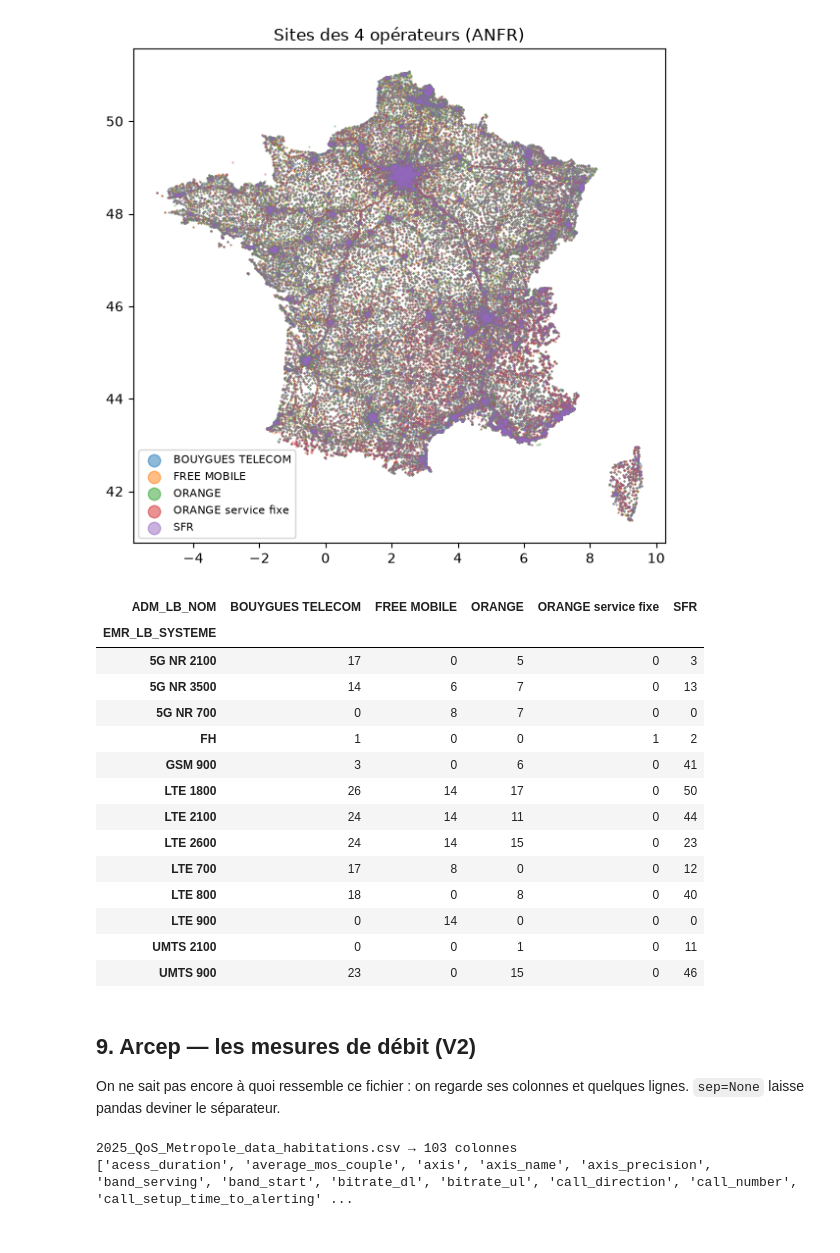
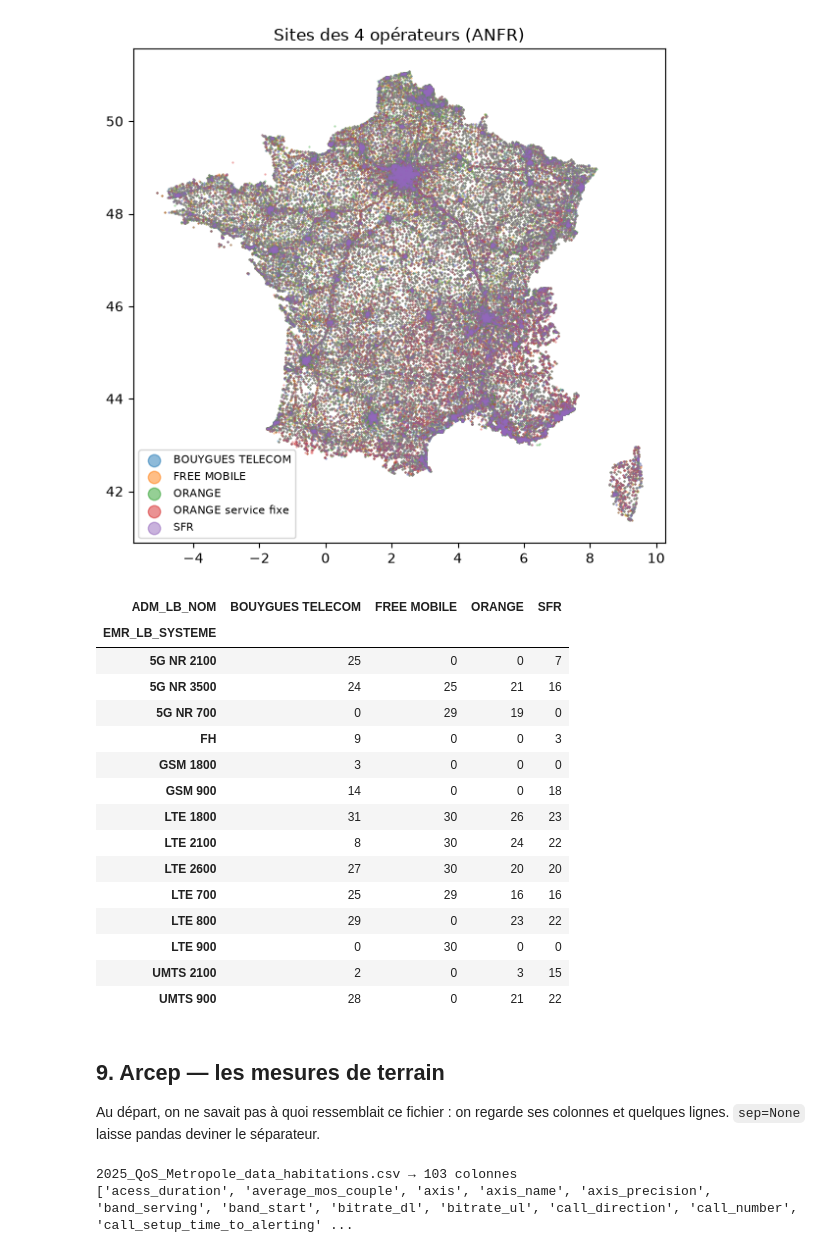
Before and after one commit to raoufRahmani/Best-mobile-operator, a Jupyter notebook: 01_exploration.ipynb, the cells around one changed output. Drawn from its saved outputs; the diff is of its cells as text; code cells hidden in the pictures.

```diff
--- a/01_exploration.ipynb
+++ b/01_exploration.ipynb
@@ -313,29 +332,30 @@ plt.show()
 [figure]
 # %%
 # Exemple : une commune (Nanterre = 92050). Change le code pour tester la tienne.
-CODE = "13201"  # Marseille 1er
+CODE = "92050"
 ville = apercu[apercu["COM_CD_INSEE"] == CODE]
 pd.crosstab(ville["EMR_LB_SYSTEME"], ville["ADM_LB_NOM"])
 # %% [output]
-| ADM_LB_NOM | BOUYGUES TELECOM | FREE MOBILE | ORANGE | ORANGE service fixe | SFR |
-| EMR_LB_SYSTEME |  |  |  |  |  |
-| 5G NR 2100 | 17 | 0 | 5 | 0 | 3 |
-| 5G NR 3500 | 14 | 6 | 7 | 0 | 13 |
-| 5G NR 700 | 0 | 8 | 7 | 0 | 0 |
-| FH | 1 | 0 | 0 | 1 | 2 |
-| GSM 900 | 3 | 0 | 6 | 0 | 41 |
-| LTE 1800 | 26 | 14 | 17 | 0 | 50 |
-| LTE 2100 | 24 | 14 | 11 | 0 | 44 |
-| LTE 2600 | 24 | 14 | 15 | 0 | 23 |
-| LTE 700 | 17 | 8 | 0 | 0 | 12 |
-| LTE 800 | 18 | 0 | 8 | 0 | 40 |
-| LTE 900 | 0 | 14 | 0 | 0 | 0 |
-| UMTS 2100 | 0 | 0 | 1 | 0 | 11 |
-| UMTS 900 | 23 | 0 | 15 | 0 | 46 |
+| ADM_LB_NOM | BOUYGUES TELECOM | FREE MOBILE | ORANGE | SFR |
+| EMR_LB_SYSTEME |  |  |  |  |
+| 5G NR 2100 | 25 | 0 | 0 | 7 |
+| 5G NR 3500 | 24 | 25 | 21 | 16 |
+| 5G NR 700 | 0 | 29 | 19 | 0 |
+| FH | 9 | 0 | 0 | 3 |
+| GSM 1800 | 3 | 0 | 0 | 0 |
+| GSM 900 | 14 | 0 | 0 | 18 |
+| LTE 1800 | 31 | 30 | 26 | 23 |
+| LTE 2100 | 8 | 30 | 24 | 22 |
+| LTE 2600 | 27 | 30 | 20 | 20 |
+| LTE 700 | 25 | 29 | 16 | 16 |
+| LTE 800 | 29 | 0 | 23 | 22 |
+| LTE 900 | 0 | 30 | 0 | 0 |
+| UMTS 2100 | 2 | 0 | 3 | 15 |
+| UMTS 900 | 28 | 0 | 21 | 22 |
 # %% [markdown]
-## 9. Arcep — les mesures de débit (V2)
+## 9. Arcep — les mesures de terrain
 
-On ne sait pas encore à quoi ressemble ce fichier : on regarde ses colonnes et quelques lignes.
+Au départ, on ne savait pas à quoi ressemblait ce fichier : on regarde ses colonnes et quelques lignes.
 `sep=None` laisse pandas deviner le séparateur.
 # %%
 fichier_arcep = sorted(ARCEP.glob("*.csv"))[0]
```
Also changed, not shown: parts of 21 cells of this notebook, 7 other files.
